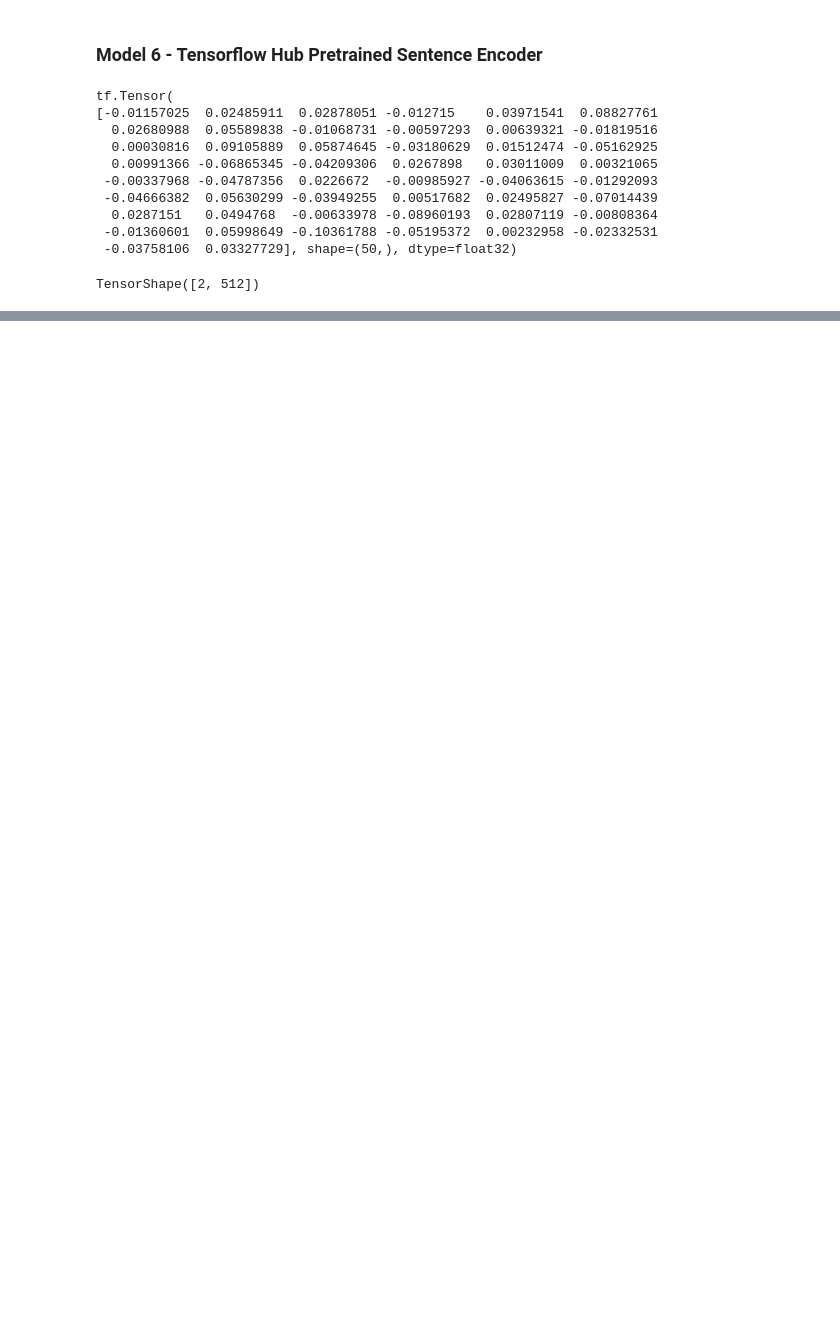
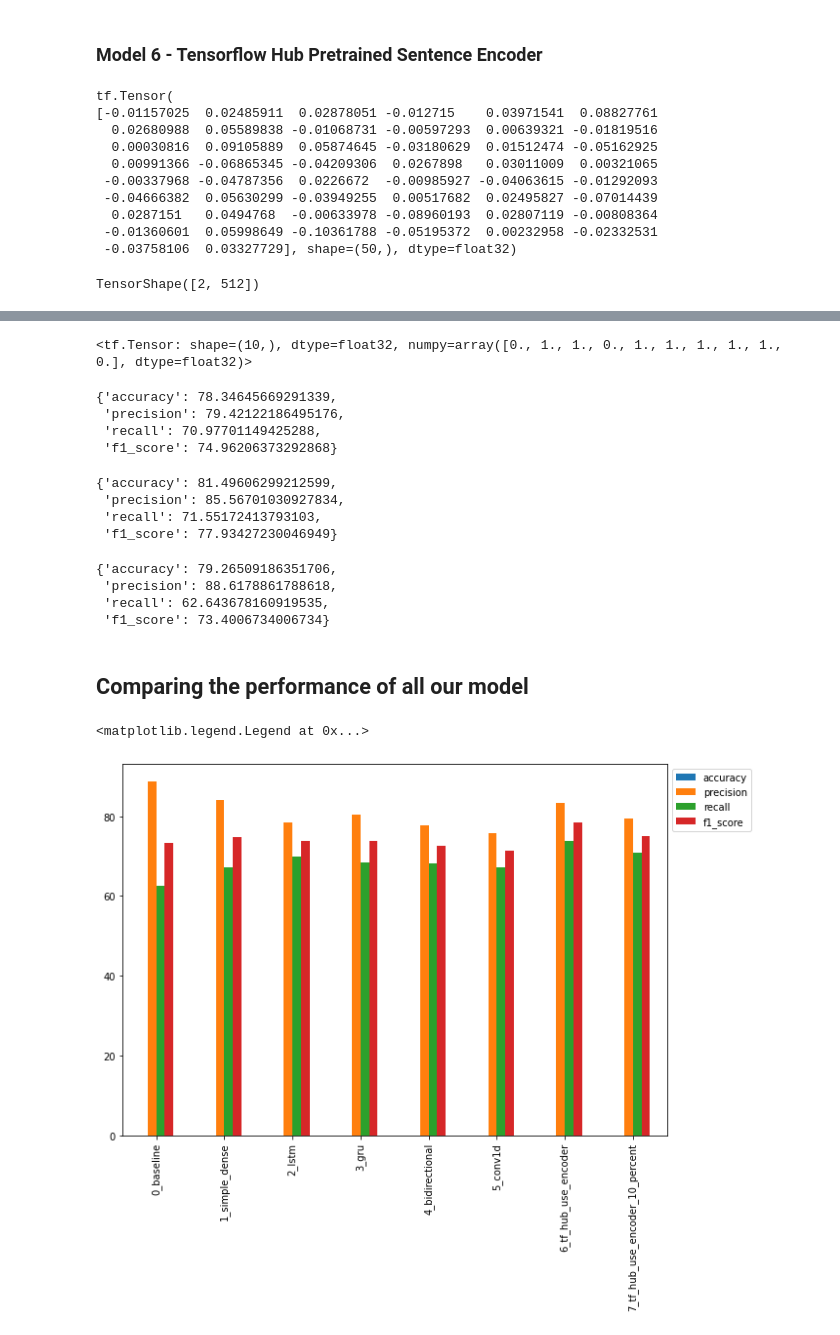
Before and after one commit to laxmiharikumar/deeplearning, a Jupyter notebook: nlp_fundamentals_rnn.ipynb, the cells around one changed output, grey strips where cells are left out. Cells and saved outputs as stored; diff of their text form; code cells hidden in the pictures; blank space fills up the shorter version.

```diff
--- a/nlp_fundamentals_rnn.ipynb
+++ b/nlp_fundamentals_rnn.ipynb
@@ -808,0 +1004,4 @@ TensorShape([2, 512])
+# %%
+# Make some predictions
+model_7_pred_probs = model_7.predict(val_sentences)
+model_7_pred_probs[:10]
@@ -808,0 +1020,48 @@ TensorShape([2, 512])
+# %%
+# Convert to labels
+model_7_preds = tf.squeeze(tf.round(model_7_pred_probs))
+model_7_preds[:10]
+# %% [output]
+<tf.Tensor: shape=(10,), dtype=float32, numpy=array([0., 1., 1., 0., 1., 1., 1., 1., 1., 0.], dtype=float32)>
+# %%
+# Check the results
+model_7_results = calculate_results(val_labels, model_7_preds)
+model_7_results
+# %% [output]
+{'accuracy': 78.34645669291339,
+ 'precision': 79.42122186495176,
+ 'recall': 70.97701149425288,
+ 'f1_score': 74.96206373292868}
+# %%
+model_6_results
+# %% [output]
+{'accuracy': 81.49606299212599,
+ 'precision': 85.56701030927834,
+ 'recall': 71.55172413793103,
+ 'f1_score': 77.93427230046949}
+# %%
+baseline_results
+# %% [output]
+{'accuracy': 79.26509186351706,
+ 'precision': 88.6178861788618,
+ 'recall': 62.643678160919535,
+ 'f1_score': 73.4006734006734}
+# %% [markdown]
+## Comparing the performance of all our model
+# %%
+all_models_results = pd.DataFrame({"0_baseline": baseline_results,
+                                   "1_simple_dense": model_1_results,
+                                   "2_lstm": model_2_results,
+                                   "3_gru":model_3_results,
+                                   "4_bidirectional": model_4_results,
+                                   "5_conv1d": model_5_results,
+                                   "6_tf_hub_use_encoder": model_6_results,
+                                   "7_tf_hub_use_encoder_10_percent": model_7_results})
+all_models_results = all_models_results.transpose()
+# %%
+## Plot all the results in bar graph
+all_models_results["accuracy"] = all_models_results["accuracy"] / 100
+all_models_results.plot(kind="bar", figsize=(10,7)).legend(bbox_to_anchor=(1.0, 1.0))
+# %% [output]
+<matplotlib.legend.Legend at 0x...>
+[figure, added]
```
Also changed, not shown: parts of 46 cells of this notebook.
